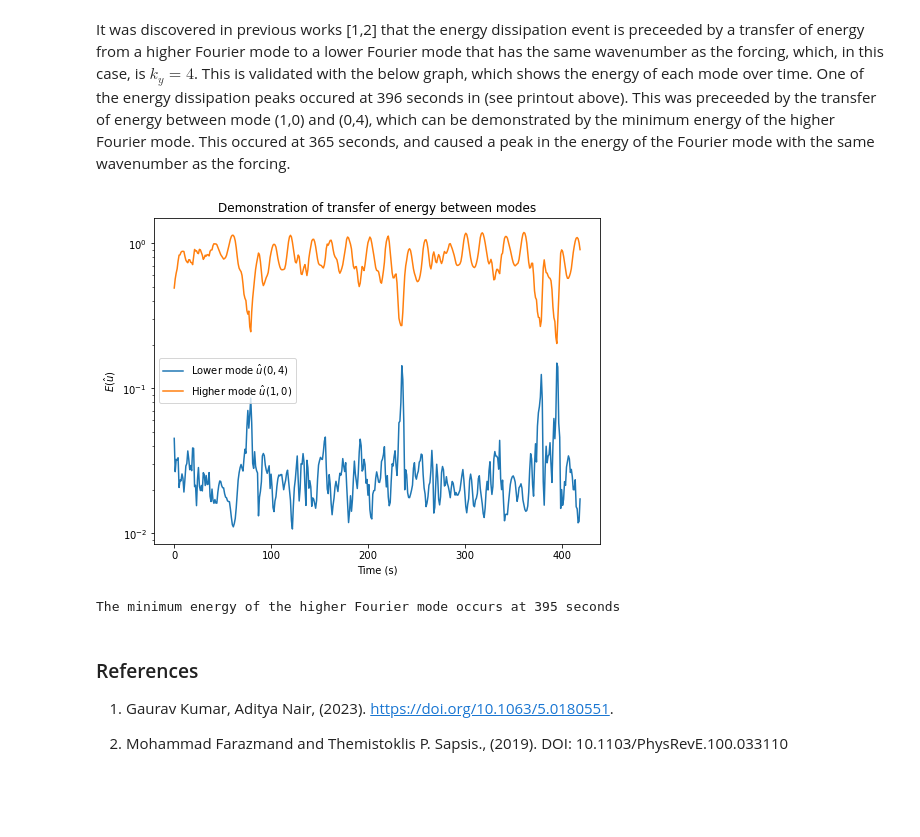
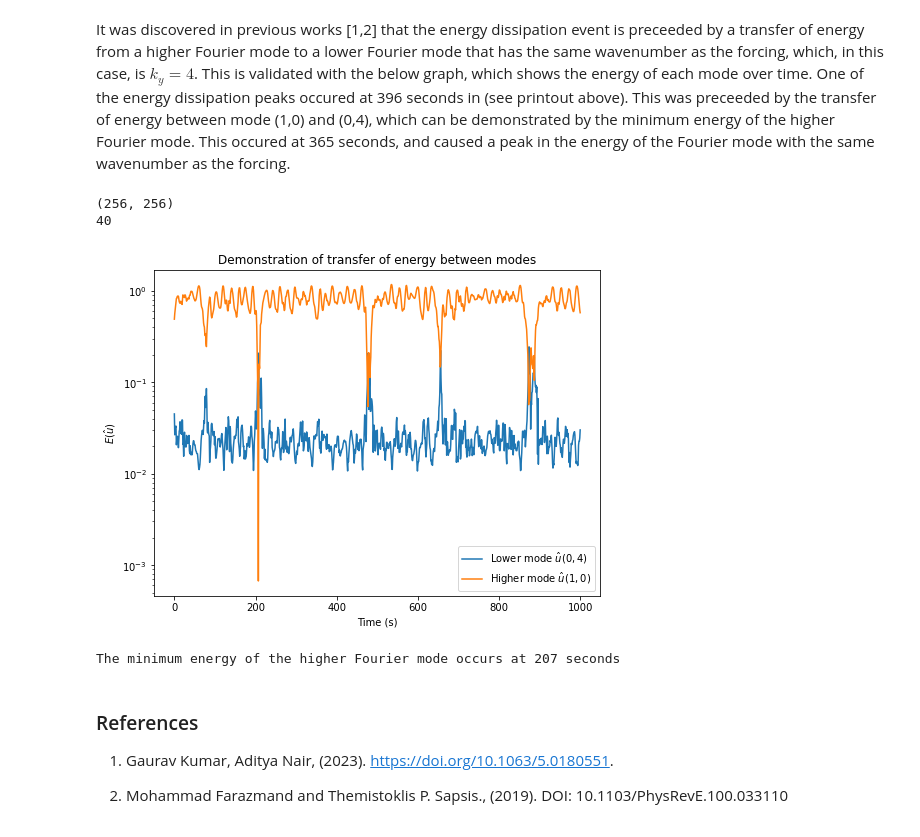
Before and after one commit to smokbel/Controlling-Kolmogorov-Flow, a Jupyter notebook: kolmogorov_demo.ipynb, the cells around one changed output. Saved outputs shown, nothing was run; the diff lists cells and outputs as text; code cells hidden in the pictures; blank space fills up the shorter version.

```diff
--- a/kolmogorov_demo.ipynb
+++ b/kolmogorov_demo.ipynb
@@ -47,12 +62,12 @@ import base
 # %%
-flow = FlowConfig()
+# NOTE: If not using default grid_size, set gridsize in initialization:
+flow = FlowConfig(grid_size=(256, 256))
 
 # Physical parameters
 flow.Re = 250
 flow.k = 4
 
 dt = 0.001
-flow.grid_size = (256, 256)
 grid = flow.create_fft_mesh()
 omega_0 = flow.initialize_state()
 vorticity_hat0 = omega_0
@@ -60,15 +75,12 @@ vorticity_hat0 = omega_0
 # Underlying equation
 equation = base.PseudoSpectralNavierStokes2D(flow)
 
-# Run the simulation for 500s, save only every 1s. Note this can take 1-2 hours to run depending on your computer hardware.
-# Running 100s will be shorter and will show at least 1 extreme energy event.
-
-end_time = 500
+# Timing
+end_time = 1000
+# Save every x seconds
 save_time = 1
 total_steps = int(end_time // dt)
 step_to_save = int(save_time // dt)
-print(total_steps)
-print(step_to_save)
 
 step_fn = transient.RK4_CN(equation, dt)
 _, trajectory = transient.iterative_func(step_fn, vorticity_hat0, total_steps, step_to_save)
@@ -108,11 +124,11 @@ $$
 # %% [markdown]
 This energy dissipation peak closely resembles similar studies, see Figure 1 in [1] and Figure 2 in [2].
 # %%
-import utils
+import equations.utils as utils
 import jax.numpy as jnp
-import flow
+import equations.flow as flow
 
-flow = flow.FlowConfig()
+flow = flow.FlowConfig(grid_size=(256, 256))
 trajectory = jnp.load('kolmogorov_Re_250.npy')
 kx, ky = flow.create_fft_mesh()
 n, m = trajectory[0].shape
@@ -123,7 +139,7 @@ dissipation = []
 plt.figure(figsize=(7,5))
 
 # Compute energy dissipation for each timestep
-for omega_hat in trajectory[:420]:
+for omega_hat in trajectory[:]:
     total_epsilon = utils.compute_energy_dissipation(omega_hat, kx, ky, flow.nu, n)
     dissipation.append(total_epsilon)
 
@@ -142,39 +160,39 @@ The maximum energy dissipation occurs at 396 seconds
 # %% [markdown]
 It was discovered in previous works [1,2] that the energy dissipation event is preceeded by a transfer of energy from a higher Fourier mode to a lower Fourier mode that has the same wavenumber as the forcing, which, in this case, is $k_y = 4$. This is validated with the below graph, which shows the energy of each mode over time. One of the energy dissipation peaks occured at 396 seconds in (see printout above). This was preceeded by the transfer of energy between mode (1,0) and (0,4), which can be demonstrated by the minimum energy of the higher Fourier mode. This occured at 365 seconds, and caused a peak in the energy of the Fourier mode with the same wavenumber as the forcing.
 # %%
-import numpy as np
-import utils
+import equations.utils as utils
 import jax.numpy as jnp
-import flow
 
 energy_04 = []
 energy_10 = []
-flow = flow.FlowConfig()
+flow = flow.FlowConfig(grid_size=(256, 256))
 trajectory = jnp.load('kolmogorov_Re_250.npy')
 kx, ky = flow.create_fft_mesh()
 n, m = trajectory[0].shape
 
 # Compute energy dissipation for each timestep
-for omega_hat in trajectory[:420]:
+for omega_hat in trajectory[:]:
     uhat, vhat = utils.compute_velocity_fft(omega_hat, kx, ky)
     energy1 = utils.compute_energy_mode(uhat, vhat, 1, 0, n, m)
     energy4 = utils.compute_energy_mode(uhat, vhat, 0, 4, n, m)
     energy_04.append(energy4)
     energy_10.append(energy1)
 
 plt.figure(figsize=(8,6))
 plt.plot(energy_04, label="Lower mode $\hat u(0, 4)$")
 plt.plot(energy_10, label="Higher mode $\hat u(1, 0)$")
 plt.yscale("log")
 plt.xlabel("Time (s)")
 plt.ylabel("$E(\hat u )$")
 plt.legend()
 plt.title("Demonstration of transfer of energy between modes")
 plt.show()
 print("The minimum energy of the higher Fourier mode occurs at {} seconds".format(energy_10.index(min(energy_10))))
 # %% [output]
+(256, 256)
+40
-[figure, old version]
+[figure, new version]
-The minimum energy of the higher Fourier mode occurs at 395 seconds
+The minimum energy of the higher Fourier mode occurs at 207 seconds
 # %% [markdown]
 ### References
 
```
Also changed, not shown: parts of 7 cells of this notebook, 4 other files.
